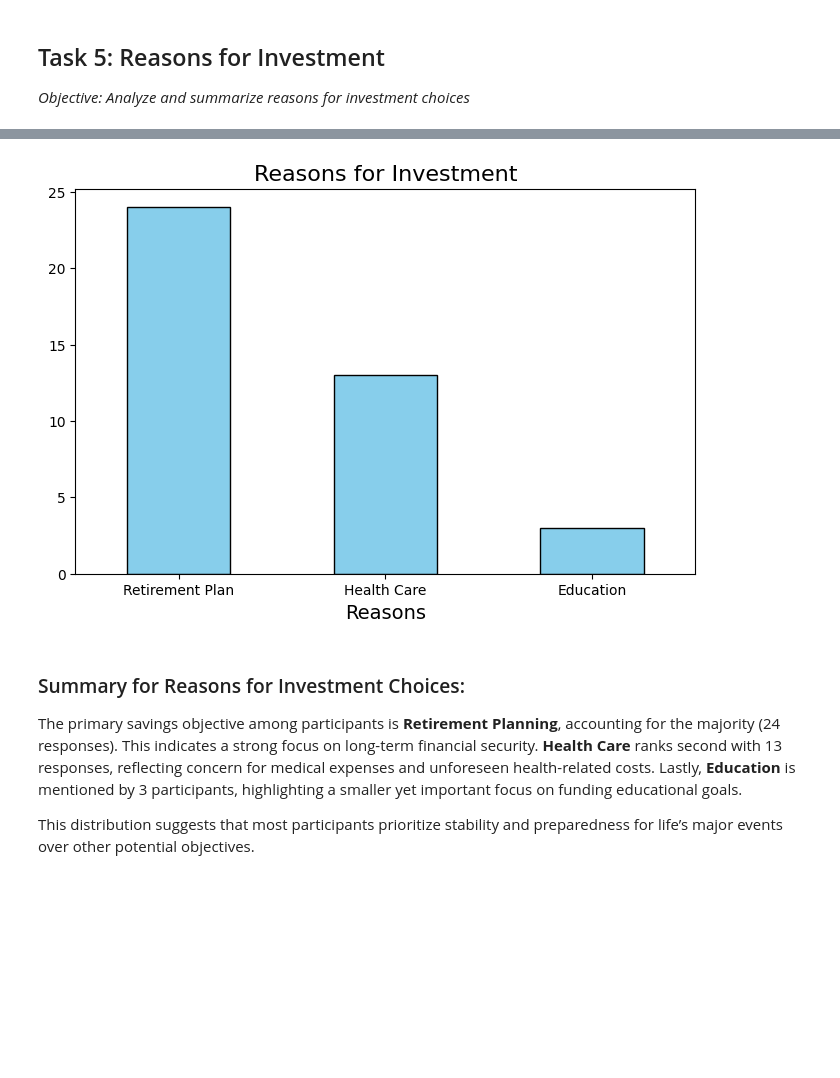
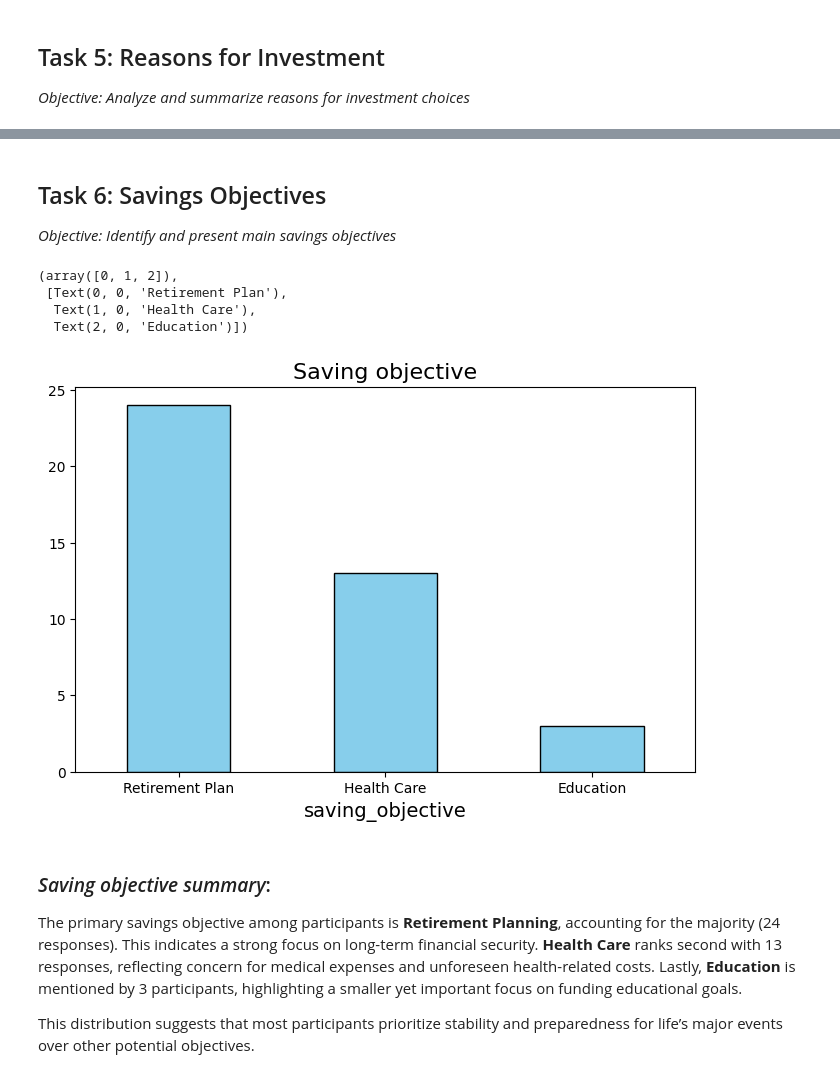
Before and after one commit to Nowshin1009/Data-Analysis-with-python, a Jupyter notebook: BA intern/analysis.ipynb, the cells around one changed output, grey strips where cells are left out. Saved outputs shown, nothing was run; the diff lists cells and outputs as text; code cells hidden in the pictures; blank space fills up the shorter version.

Commit message:
Saving objective find out

```diff
--- a/BA intern/analysis.ipynb
+++ b/BA intern/analysis.ipynb
@@ -152,17 +162,24 @@ Name: count, dtype: int64
+# %% [markdown]
+## Task 6: Savings Objectives
+
+_Objective: Identify and present main savings objectives_
 # %%
+saving_Objective = data['What are your savings objectives?'].value_counts()
+
 plt.figure(figsize=(8, 5))
-reasons.plot(kind='bar', color='skyblue', edgecolor='black')
+saving_Objective.plot(kind='bar', color='skyblue', edgecolor='black')
 
-plt.title('Reasons for Investment', fontsize=16)
-plt.xlabel('Reasons', fontsize=14)
+plt.title('Saving objective', fontsize=16)
+plt.xlabel('saving_objective', fontsize=14)
 plt.xticks(rotation=0, fontsize=10)
-
-
-plt.show()
 # %% [output]
+(array([0, 1, 2]),
+ [Text(0, 0, 'Retirement Plan'),
+  Text(1, 0, 'Health Care'),
+  Text(2, 0, 'Education')])
-[figure, old version]
+[figure, new version]
 # %% [markdown]
-### Summary for Reasons for Investment Choices:
+### _Saving objective summary_:
 
 The primary savings objective among participants is **Retirement Planning**, accounting for the majority (24 responses). This indicates a strong focus on long-term financial security. **Health Care** ranks second with 13 responses, reflecting concern for medical expenses and unforeseen health-related costs. Lastly, **Education** is mentioned by 3 participants, highlighting a smaller yet important focus on funding educational goals.
 
```
Also changed, not shown: parts of 3 cells of this notebook.
